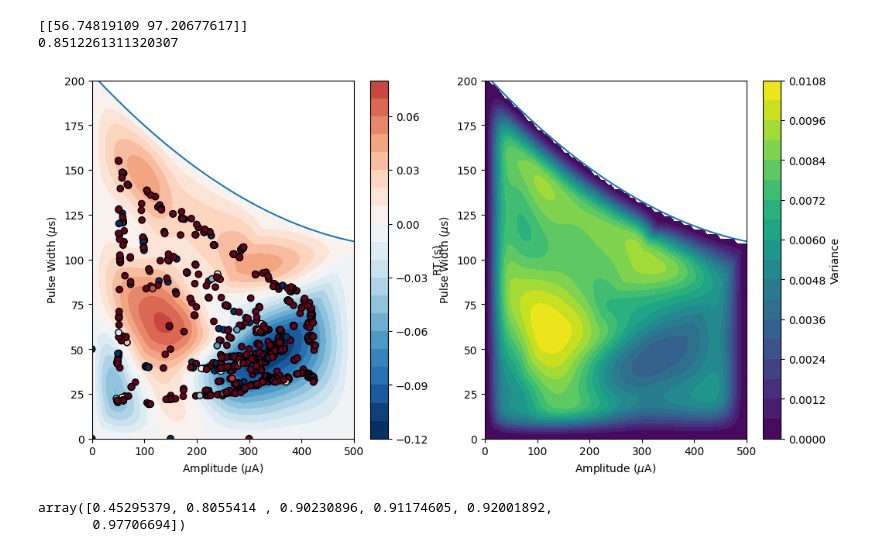
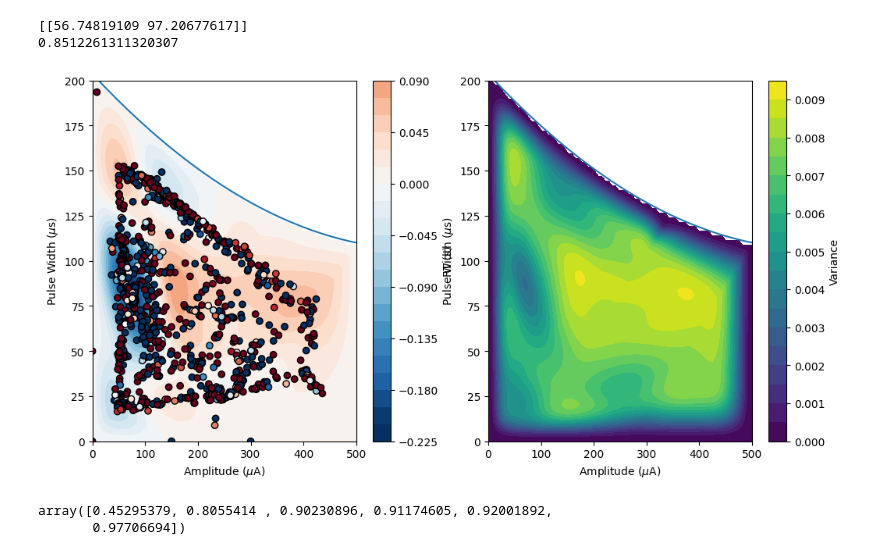
Before and after one commit to tne-lab/NeuroOptimizationPaper, a Jupyter notebook: figure4.ipynb, the cells around one changed output. Cells and saved outputs as stored; diff of their text form; code cells hidden in the pictures.

```diff
--- a/figure4.ipynb
+++ b/figure4.ipynb
@@ -612,10 +614,20 @@ print(combine_sos(sims_full[36], {'amp': opt_loc[0, 0], 'pw': opt_loc[0, 1]}, si
 # %% [output]
 [[56.74819109 97.20677617]]
 0.8512261311320307
-# %%
-warped_posterior_plot(warper, results[36]['model'], unwarp(warper, results[36]['model'].train_inputs[0]), results[36]['model'].train_targets)
-# %% [output]
-[figure, removed]
+# %%
+with open('sims_100_01-06.pickle', 'rb') as handle:
+    sims = pickle.load(handle)
+bounds = [(0, 0), (500, 200)]
+tkwargs = {"dtype": torch.double, "device": 'cuda'}
+tensor_bounds = torch.atleast_2d(torch.tensor(bounds, **tkwargs))
+init_params = [[0, 150, 300, 300, 150, 0], [0, 0, 0, 50, 50, 50]]
+standard_bounds = torch.zeros(2, 2, **tkwargs)
+standard_bounds[1] = 0.001
+warper = get_warper(sims[36])
+results[36]['model'].covar_module.outputscale = 0.001
+warped_posterior_plot(warper, results[36]['model'], unwarp(warper, results[36]['model'].train_inputs[0]), results[36]['model'].train_targets)
+# %% [output]
+[figure, added]
 # %%
 aq_name = 'eg'
 with open(f'outcomes/performance1024_{aq_name}_corrected.pickle', 'rb') as handle:
```
Also changed, not shown: parts of 5 cells of this notebook, 5 other files.
